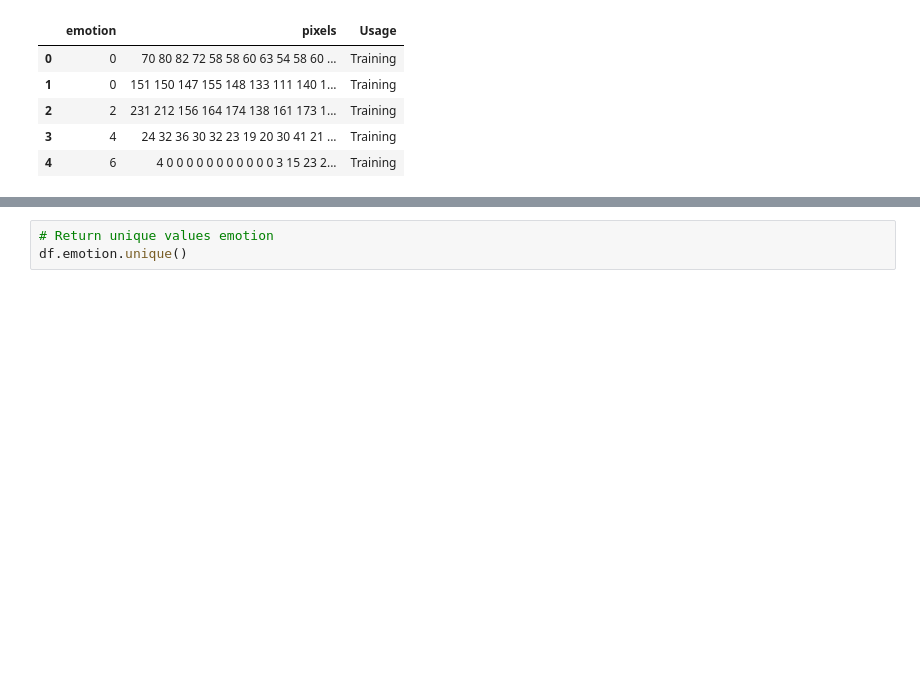
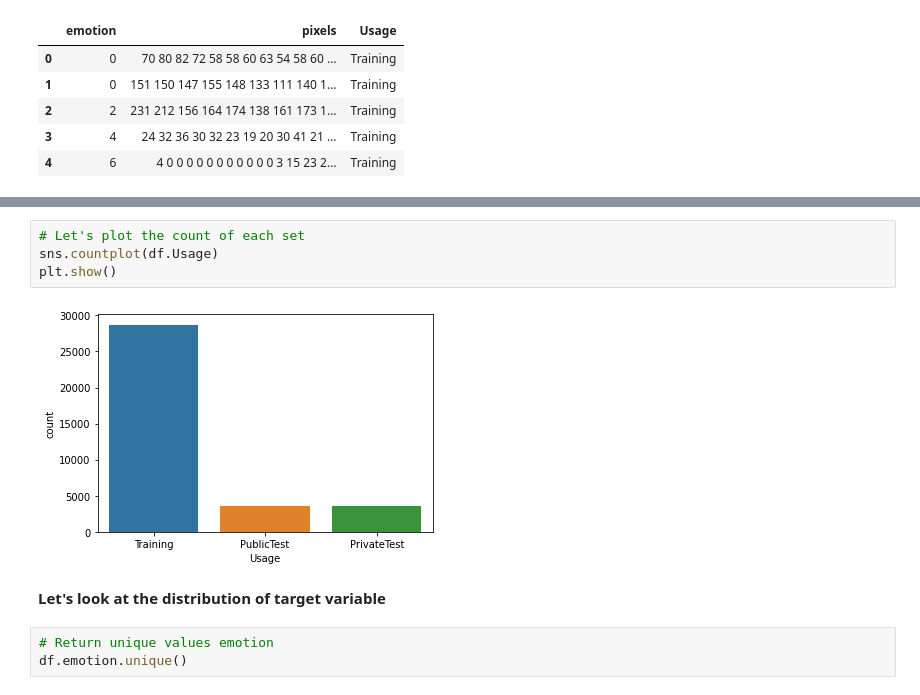
Before and after one commit to saurabh423/Face_Emotion_Recognition, a Jupyter notebook: (Self_Notebook)Face_emotion_Recognition.ipynb, the cells around one changed output, grey strips where cells are left out. Drawn from its saved outputs; the diff is of its cells as text; blank space fills up the shorter version.

```diff
--- a/(Self_Notebook)Face_emotion_Recognition.ipynb
+++ b/(Self_Notebook)Face_emotion_Recognition.ipynb
@@ -141,3 +156,11 @@ df.head()
+# %%
+# Let's plot the count of each set
+sns.countplot(df.Usage)
+plt.show()
+# %% [output]
+[figure, added]
+# %% [markdown]
+**Let's look at the distribution of target variable**
 # %%
 # Return unique values emotion
 df.emotion.unique()
```
Also changed, not shown: parts of 26 cells of this notebook.
